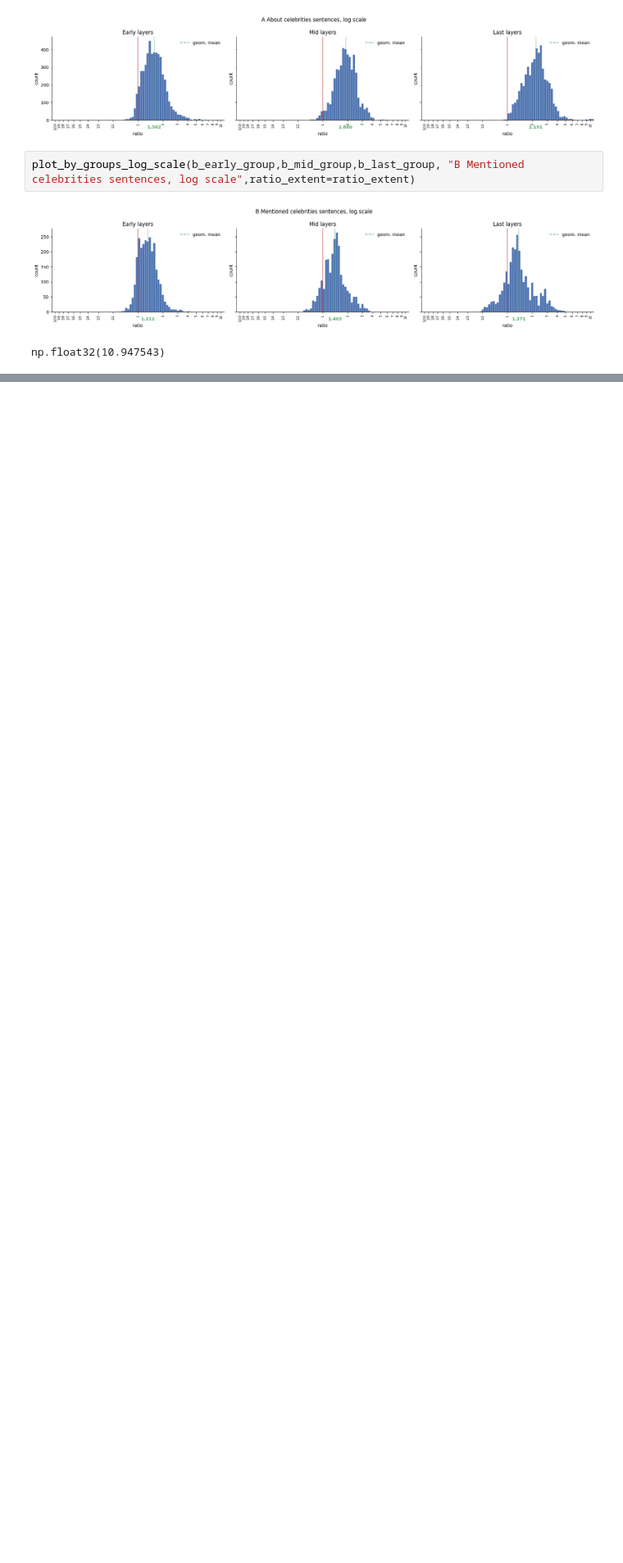
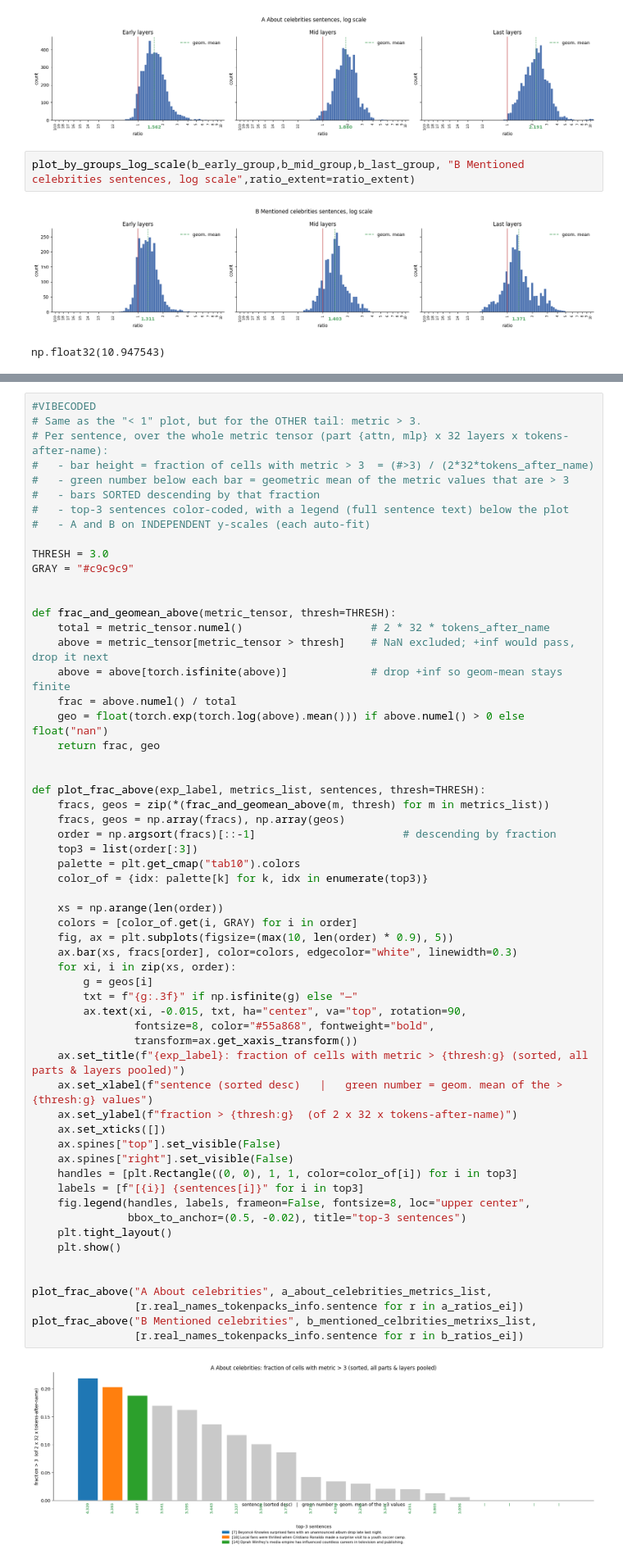
Before and after one commit to NegevTag/Visualizing-information-flow-in-transformers, a Jupyter notebook: real/science/experiment_1_celebrities/celebrity_experiment.ipynb, the cells around one changed output, grey strips where cells are left out. Shown at 82% size. Drawn from its saved outputs; the diff is of its cells as text; blank space fills up the shorter version.

```diff
--- a/real/science/experiment_1_celebrities/celebrity_experiment.ipynb
+++ b/real/science/experiment_1_celebrities/celebrity_experiment.ipynb
@@ -1007,0 +940,61 @@ np.float32(10.947543)
+# %%
+#VIBECODED
+# Same as the "< 1" plot, but for the OTHER tail: metric > 3.
+# Per sentence, over the whole metric tensor (part {attn, mlp} x 32 layers x tokens-after-name):
+#   - bar height = fraction of cells with metric > 3  = (#>3) / (2*32*tokens_after_name)
+#   - green number below each bar = geometric mean of the metric values that are > 3
+#   - bars SORTED descending by that fraction
+#   - top-3 sentences color-coded, with a legend (full sentence text) below the plot
+#   - A and B on INDEPENDENT y-scales (each auto-fit)
+
+THRESH = 3.0
+GRAY = "#c9c9c9"
+
+
+def frac_and_geomean_above(metric_tensor, thresh=THRESH):
+    total = metric_tensor.numel()                    # 2 * 32 * tokens_after_name
+    above = metric_tensor[metric_tensor > thresh]    # NaN excluded; +inf would pass, drop it next
+    above = above[torch.isfinite(above)]             # drop +inf so geom-mean stays finite
+    frac = above.numel() / total
+    geo = float(torch.exp(torch.log(above).mean())) if above.numel() > 0 else float("nan")
+    return frac, geo
+
+
+def plot_frac_above(exp_label, metrics_list, sentences, thresh=THRESH):
+    fracs, geos = zip(*(frac_and_geomean_above(m, thresh) for m in metrics_list))
+    fracs, geos = np.array(fracs), np.array(geos)
+    order = np.argsort(fracs)[::-1]                       # descending by fraction
+    top3 = list(order[:3])
+    palette = plt.get_cmap("tab10").colors
+    color_of = {idx: palette[k] for k, idx in enumerate(top3)}
+
+    xs = np.arange(len(order))
+    colors = [color_of.get(i, GRAY) for i in order]
+    fig, ax = plt.subplots(figsize=(max(10, len(order) * 0.9), 5))
+    ax.bar(xs, fracs[order], color=colors, edgecolor="white", linewidth=0.3)
+    for xi, i in zip(xs, order):
+        g = geos[i]
+        txt = f"{g:.3f}" if np.isfinite(g) else "—"
+        ax.text(xi, -0.015, txt, ha="center", va="top", rotation=90,
+                fontsize=8, color="#55a868", fontweight="bold",
+                transform=ax.get_xaxis_transform())
+    ax.set_title(f"{exp_label}: fraction of cells with metric > {thresh:g} (sorted, all parts & layers pooled)")
+    ax.set_xlabel(f"sentence (sorted desc)   |   green number = geom. mean of the >{thresh:g} values")
+    ax.set_ylabel(f"fraction > {thresh:g}  (of 2 x 32 x tokens-after-name)")
+    ax.set_xticks([])
+    ax.spines["top"].set_visible(False)
+    ax.spines["right"].set_visible(False)
+    handles = [plt.Rectangle((0, 0), 1, 1, color=color_of[i]) for i in top3]
+    labels = [f"[{i}] {sentences[i]}" for i in top3]
+    fig.legend(handles, labels, frameon=False, fontsize=8, loc="upper center",
+               bbox_to_anchor=(0.5, -0.02), title="top-3 sentences")
+    plt.tight_layout()
+    plt.show()
+
+
+plot_frac_above("A About celebrities", a_about_celebrities_metrics_list,
+                [r.real_names_tokenpacks_info.sentence for r in a_ratios_ei])
+plot_frac_above("B Mentioned celebrities", b_mentioned_celbrities_metrixs_list,
+                [r.real_names_tokenpacks_info.sentence for r in b_ratios_ei])
+# %% [output]
+[figure, added]
```
Also changed, not shown: parts of 23 cells of this notebook.
